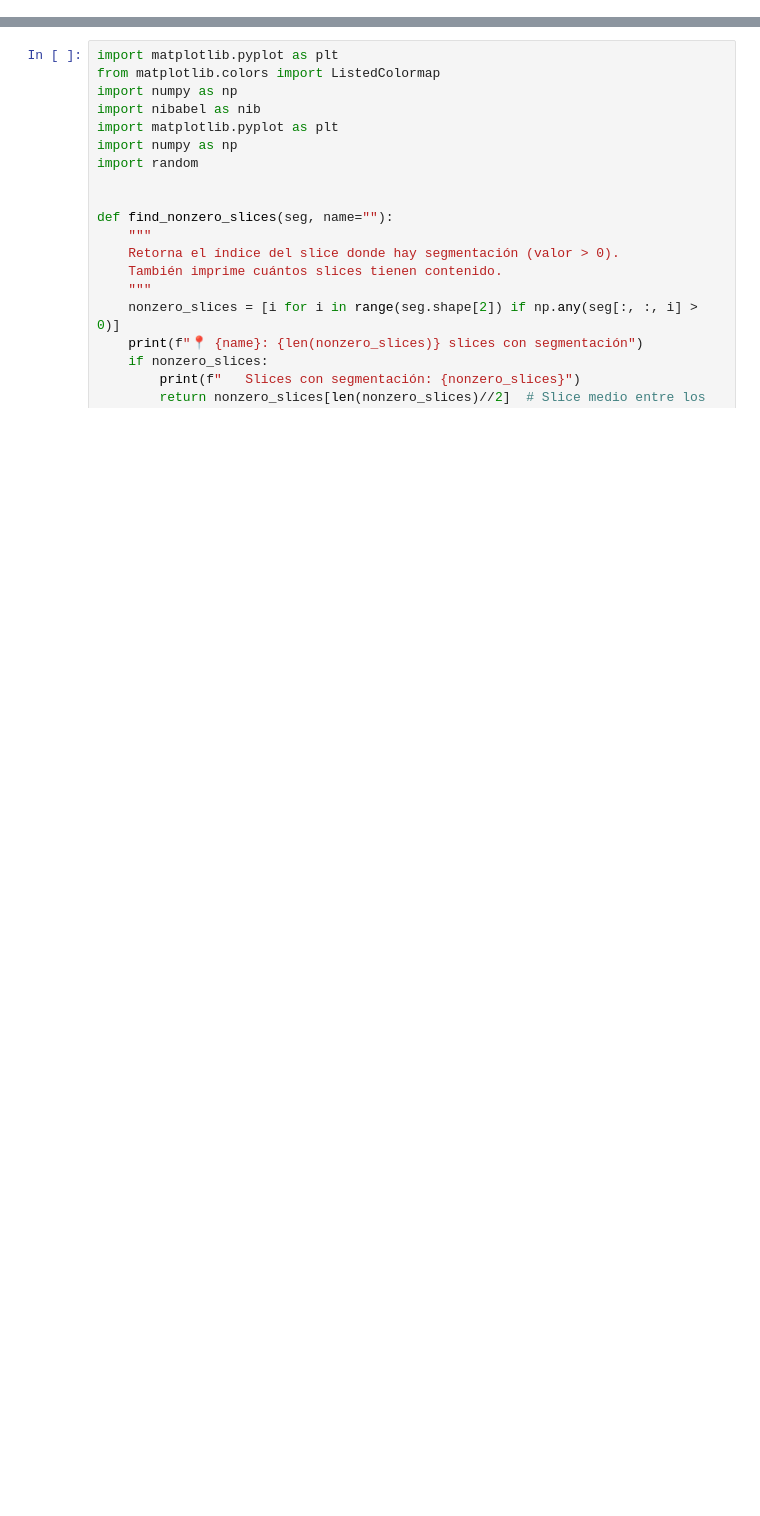
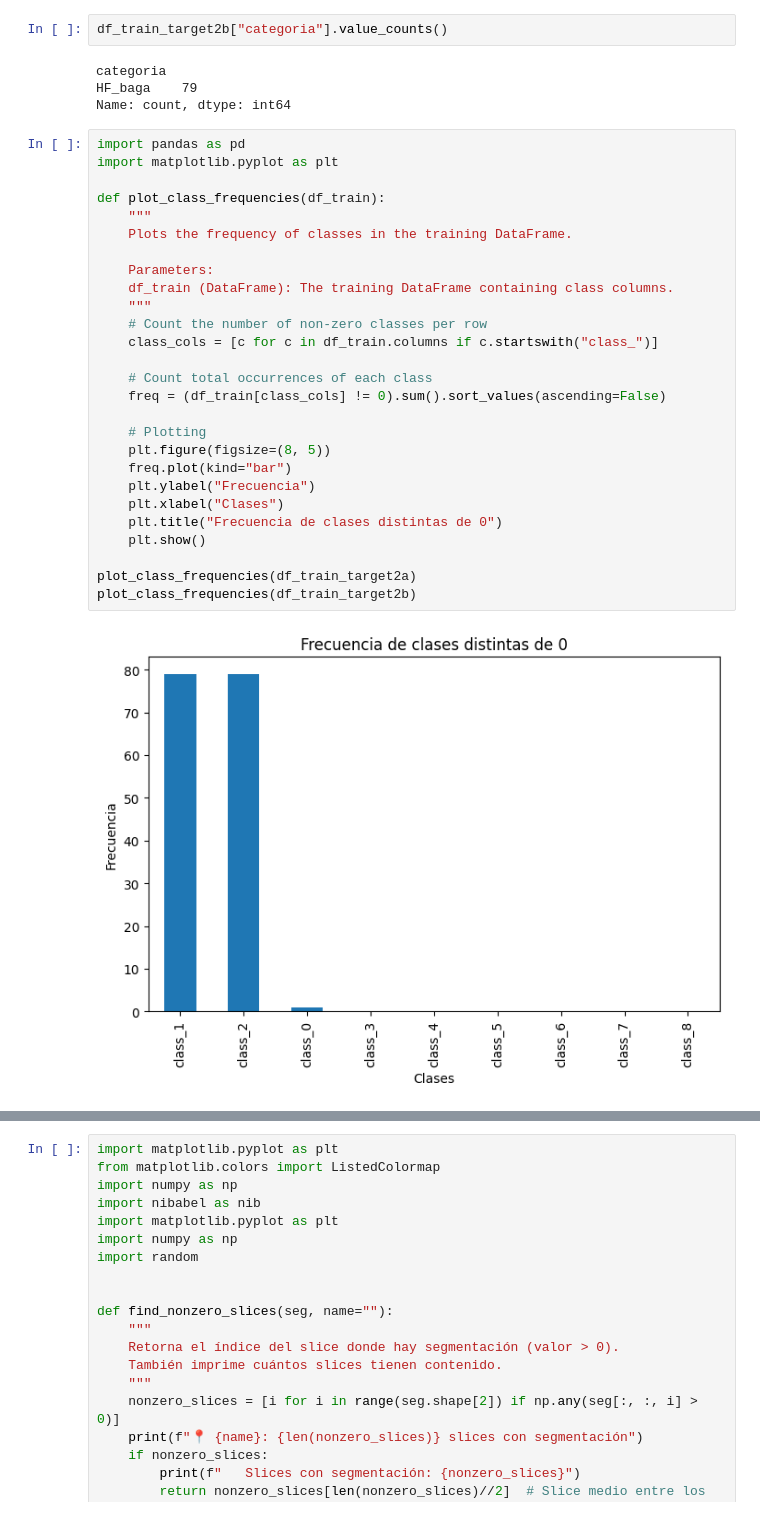
Before and after one commit to CristianLazoQuispe/rise-miccai-challenge2025, a Jupyter notebook: codes/3.EDA.ipynb, the cells around one changed output, grey strips where cells are left out. Drawn from its saved outputs; the diff is of its cells as text; blank space fills up the shorter version.

```diff
--- a/codes/3.EDA.ipynb
+++ b/codes/3.EDA.ipynb
@@ -26,0 +55,35 @@ df_extra_data    : (237, 4)
+# %%
+df_train_target2b["categoria"].value_counts()
+# %% [output]
+categoria
+HF_baga    79
+Name: count, dtype: int64
+# %%
+import pandas as pd
+import matplotlib.pyplot as plt
+
+def plot_class_frequencies(df_train):
+    """
+    Plots the frequency of classes in the training DataFrame.
+
+    Parameters:
+    df_train (DataFrame): The training DataFrame containing class columns.
+    """
+    # Count the number of non-zero classes per row
+    class_cols = [c for c in df_train.columns if c.startswith("class_")]
+
+    # Count total occurrences of each class
+    freq = (df_train[class_cols] != 0).sum().sort_values(ascending=False)
+
+    # Plotting
+    plt.figure(figsize=(8, 5))
+    freq.plot(kind="bar")
+    plt.ylabel("Frecuencia")
+    plt.xlabel("Clases")
+    plt.title("Frecuencia de clases distintas de 0")
+    plt.show()
+
+plot_class_frequencies(df_train_target2a)
+plot_class_frequencies(df_train_target2b)
+# %% [output]
+[figure, added]
```
Also changed, not shown: parts of 24 cells of this notebook, 18 other files.
